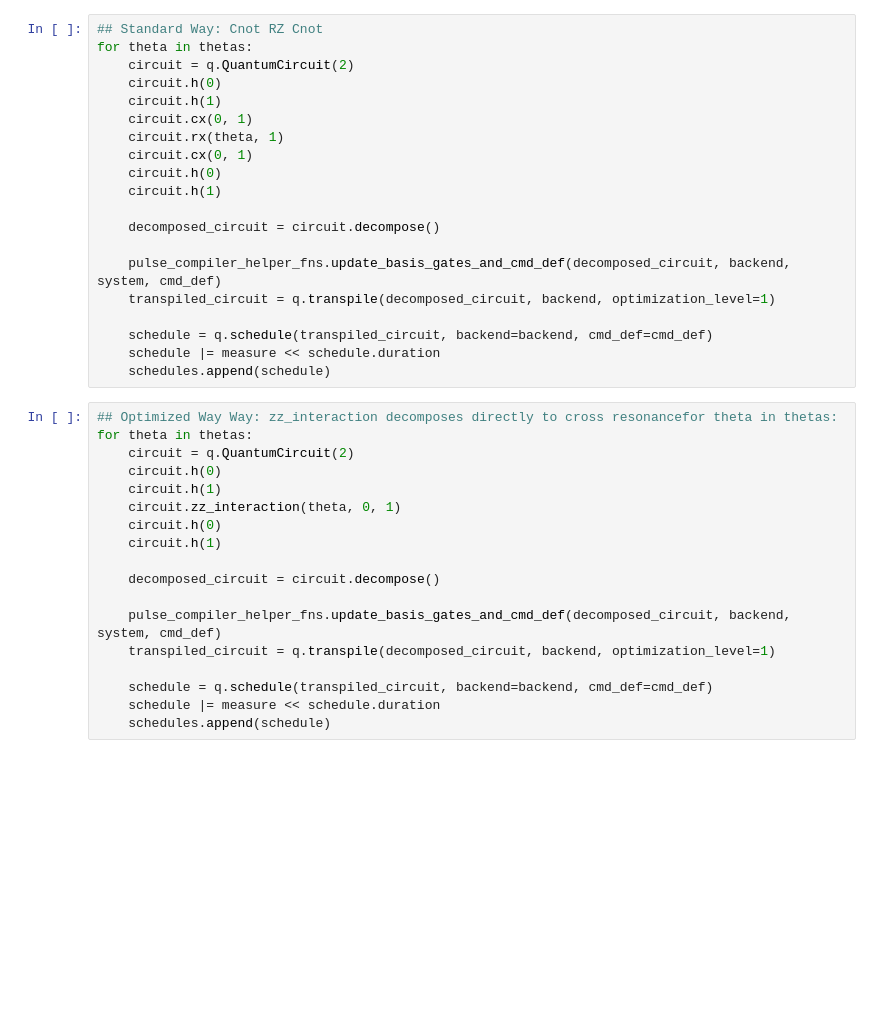
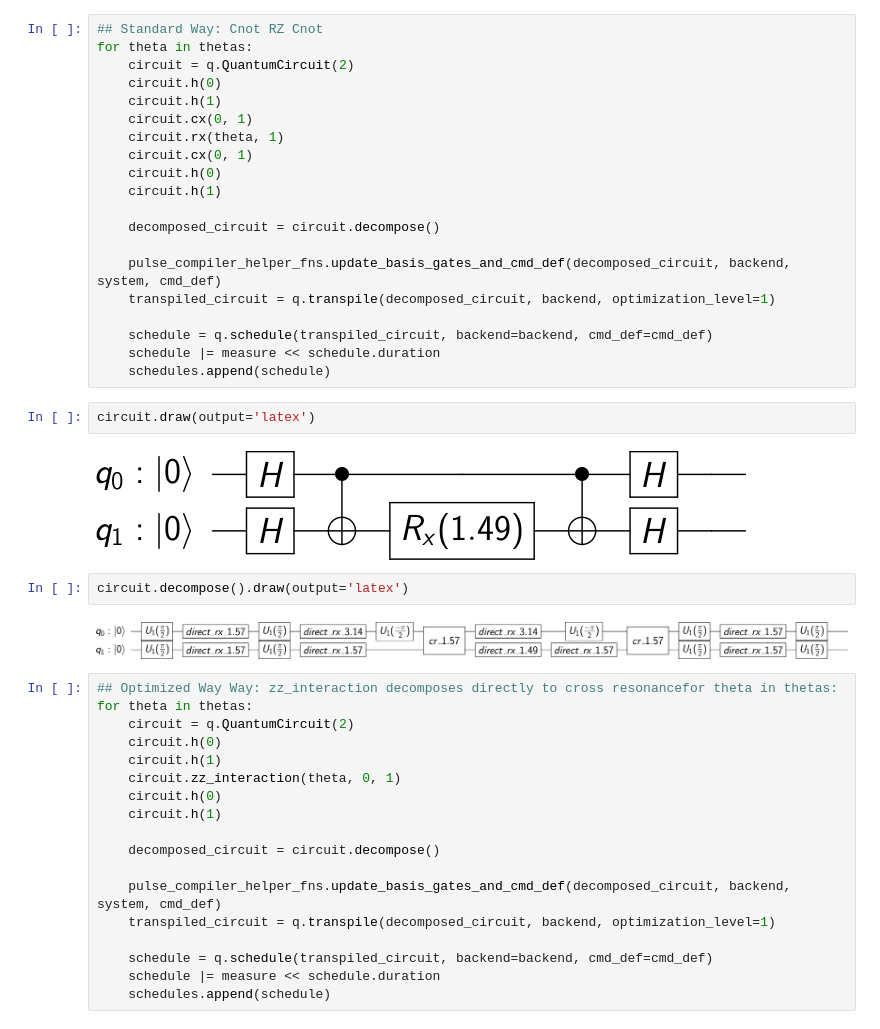
Before and after one commit to singular-value/optimizations_via_openpulse, a Jupyter notebook: ZZ_Interaction_EXPERIMENT.ipynb, the cells around one changed output. Saved outputs shown, nothing was run; the diff lists cells and outputs as text; blank space fills up the shorter version.

```diff
--- a/ZZ_Interaction_EXPERIMENT.ipynb
+++ b/ZZ_Interaction_EXPERIMENT.ipynb
@@ -50,6 +50,14 @@ for theta in thetas:
     schedule = q.schedule(transpiled_circuit, backend=backend, cmd_def=cmd_def)
     schedule |= measure << schedule.duration
     schedules.append(schedule)
+# %%
+circuit.draw(output='latex')
+# %% [output]
+[figure, added]
+# %%
+circuit.decompose().draw(output='latex')
+# %% [output]
+[figure, added]
 # %%
 ## Optimized Way Way: zz_interaction decomposes directly to cross resonancefor theta in thetas:
 for theta in thetas:
```
Also changed, not shown: parts of 8 cells of this notebook, 1 other file.
